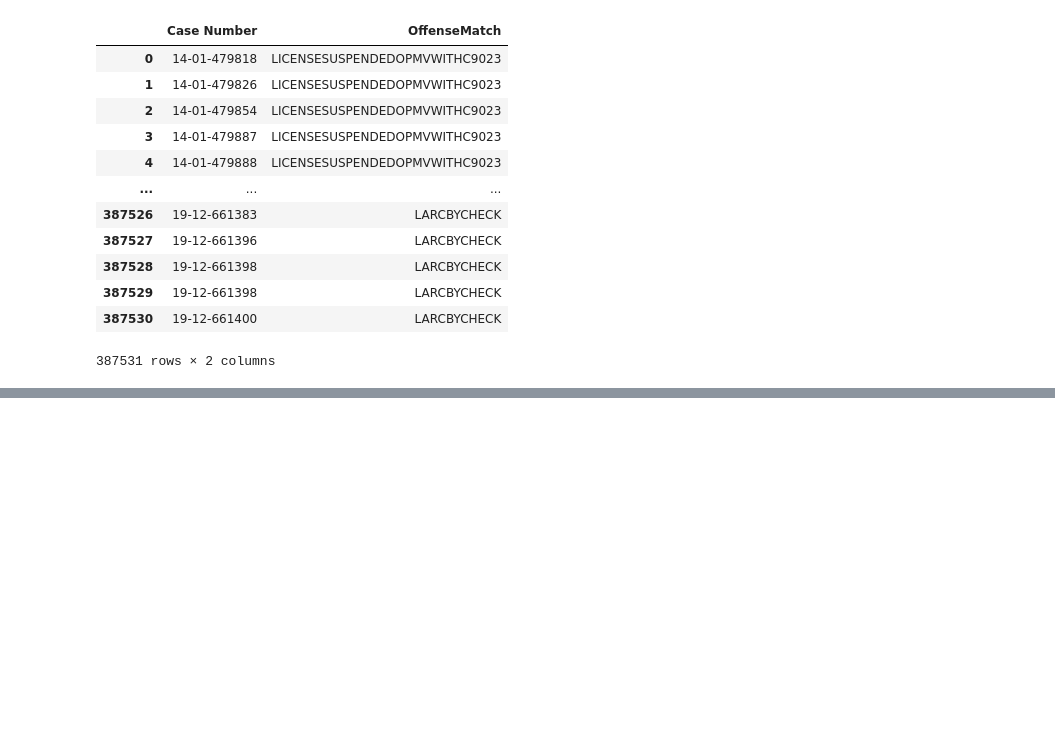
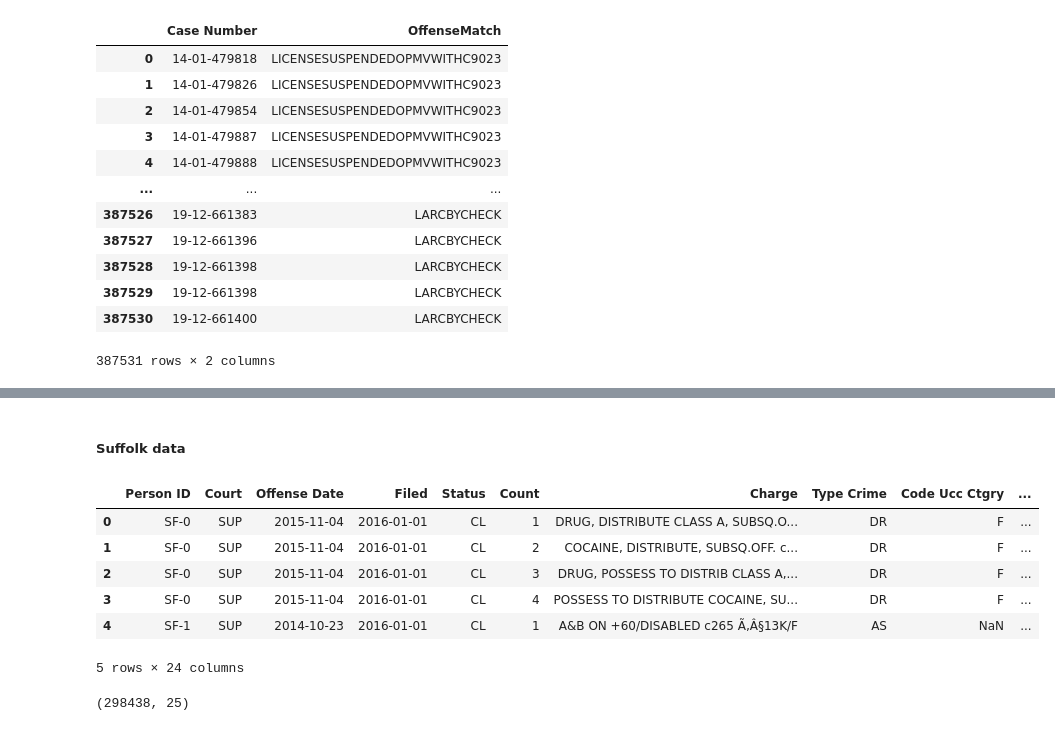
Before and after one commit to codeforboston/clean-slate-data, a Jupyter notebook: notebooks/Categorize Charges.ipynb, the cells around one changed output, grey strips where cells are left out. Saved outputs shown, nothing was run; the diff lists cells and outputs as text; code cells hidden in the pictures; blank space fills up the shorter version.

```diff
--- a/notebooks/Categorize Charges.ipynb
+++ b/notebooks/Categorize Charges.ipynb
@@ -143 +260,25 @@ clean_middlesex_df[["Case Number","OffenseMatch"]]
+# %% [markdown]
+##### Suffolk data
+# %%
+suff_df = pd.read_csv("../data/cleaned/clean_suffolk.csv")
+suff_df.head()
+# suff_df.columns
+# %% [output]
+|  | Person ID | Court | Offense Date | Filed | Status | Count | Charge | Type Crime | Code Ucc Ctgry | ... |
+| 0 | SF-0 | SUP | 2015-11-04 | 2016-01-01 | CL | 1 | DRUG, DISTRIBUTE CLASS A, SUBSQ.O... | DR | F | ... |
+| 1 | SF-0 | SUP | 2015-11-04 | 2016-01-01 | CL | 2 | COCAINE, DISTRIBUTE, SUBSQ.OFF. c... | DR | F | ... |
+| 2 | SF-0 | SUP | 2015-11-04 | 2016-01-01 | CL | 3 | DRUG, POSSESS TO DISTRIB CLASS A,... | DR | F | ... |
+| 3 | SF-0 | SUP | 2015-11-04 | 2016-01-01 | CL | 4 | POSSESS TO DISTRIBUTE COCAINE, SU... | DR | F | ... |
+| 4 | SF-1 | SUP | 2014-10-23 | 2016-01-01 | CL | 1 | A&B ON +60/DISABLED c265 Ã‚Â§13K/F | AS | NaN | ... |
+5 rows × 24 columns
+# %%
+# add a OffenseMatch column where Offense column is uppercased and stripped of non alphanumeric characters
+# this will be used to join with df_unique_offense
+
+suff_df["OffenseMatch"] = suff_df["Charge"].str.upper()
+suff_df["OffenseMatch"] = suff_df["OffenseMatch"].str.replace('\s+|Â|[^A-Za-z0-9]','', regex=True)
+suff_df[["Person ID", "OffenseMatch"]]
+suff_df.shape
+# %% [output]
+(298438, 25)
 # %%
```
Also changed, not shown: parts of 26 cells of this notebook, 6 other files.
